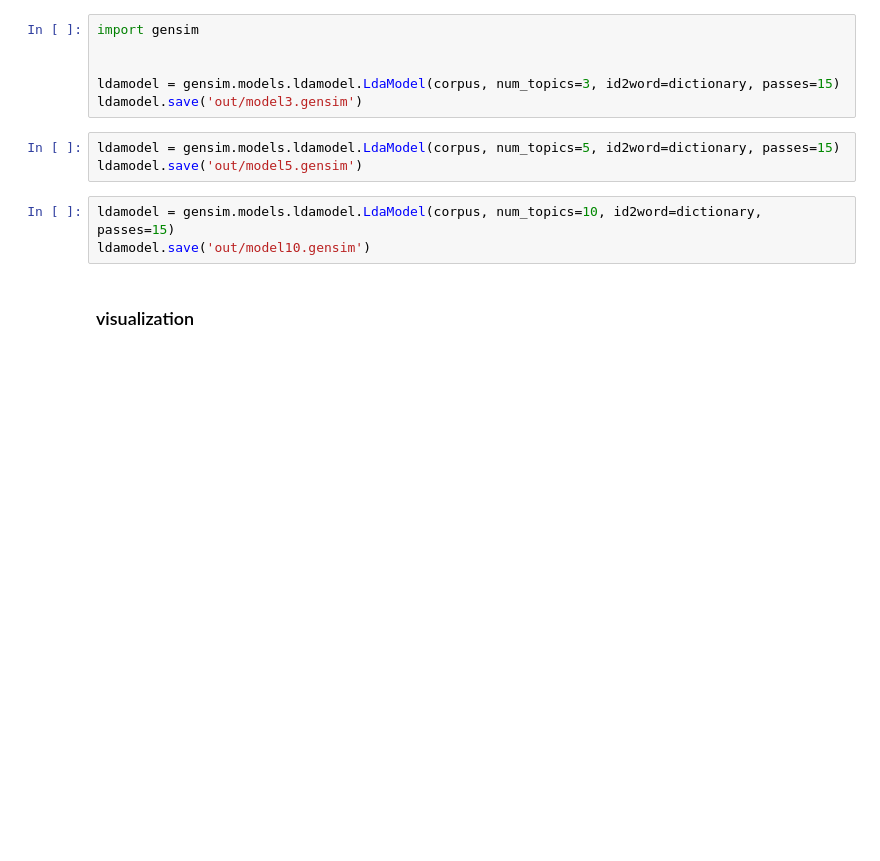
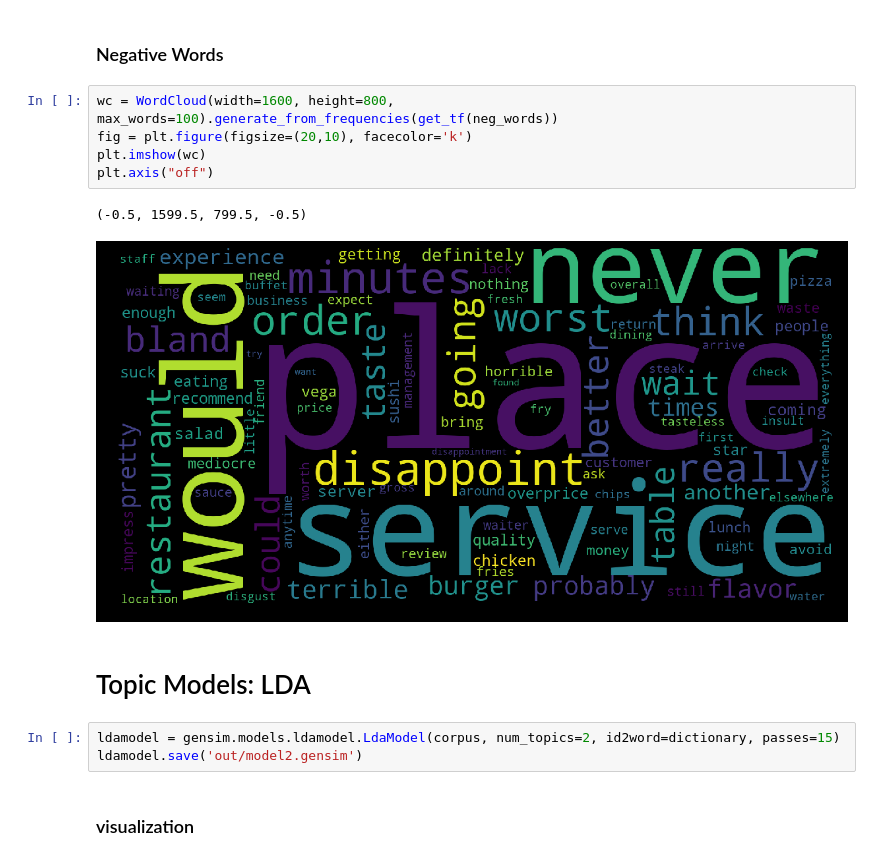
Before and after one commit to yinchuandong/sentiment-analysis, a Jupyter notebook: trainer/analytics.ipynb, the cells around one changed output. Drawn from its saved outputs; the diff is of its cells as text; blank space fills up the shorter version.

```diff
--- a/trainer/analytics.ipynb
+++ b/trainer/analytics.ipynb
@@ -36,15 +71,18 @@ dictionary.save('out/dictionary.gensim')
+# %% [markdown]
+### Negative Words
+# %%
+wc = WordCloud(width=1600, height=800, max_words=100).generate_from_frequencies(get_tf(neg_words))
+fig = plt.figure(figsize=(20,10), facecolor='k')
+plt.imshow(wc)
+plt.axis("off")
+# %% [output]
+(-0.5, 1599.5, 799.5, -0.5)
+[figure, added]
+# %% [markdown]
+# Topic Models: LDA
 # %%
-import gensim
-
-
-ldamodel = gensim.models.ldamodel.LdaModel(corpus, num_topics=3, id2word=dictionary, passes=15)
-ldamodel.save('out/model3.gensim')
+ldamodel = gensim.models.ldamodel.LdaModel(corpus, num_topics=2, id2word=dictionary, passes=15)
+ldamodel.save('out/model2.gensim')
-# %%
-ldamodel = gensim.models.ldamodel.LdaModel(corpus, num_topics=5, id2word=dictionary, passes=15)
-ldamodel.save('out/model5.gensim')
-# %%
-ldamodel = gensim.models.ldamodel.LdaModel(corpus, num_topics=10, id2word=dictionary, passes=15)
-ldamodel.save('out/model10.gensim')
 # %% [markdown]
 ### visualization
 # %%
```
Also changed, not shown: parts of 17 cells of this notebook, 3 other files.
